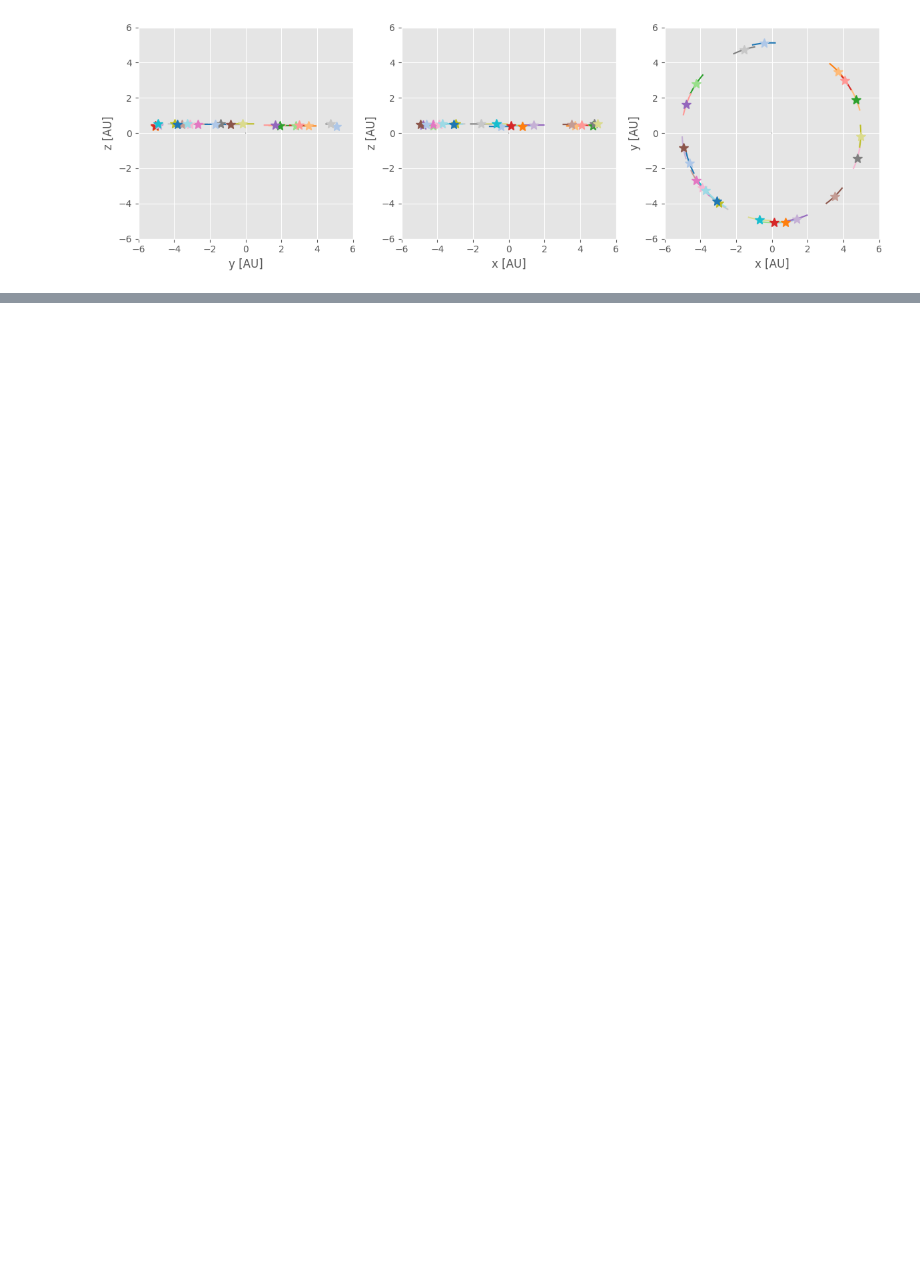
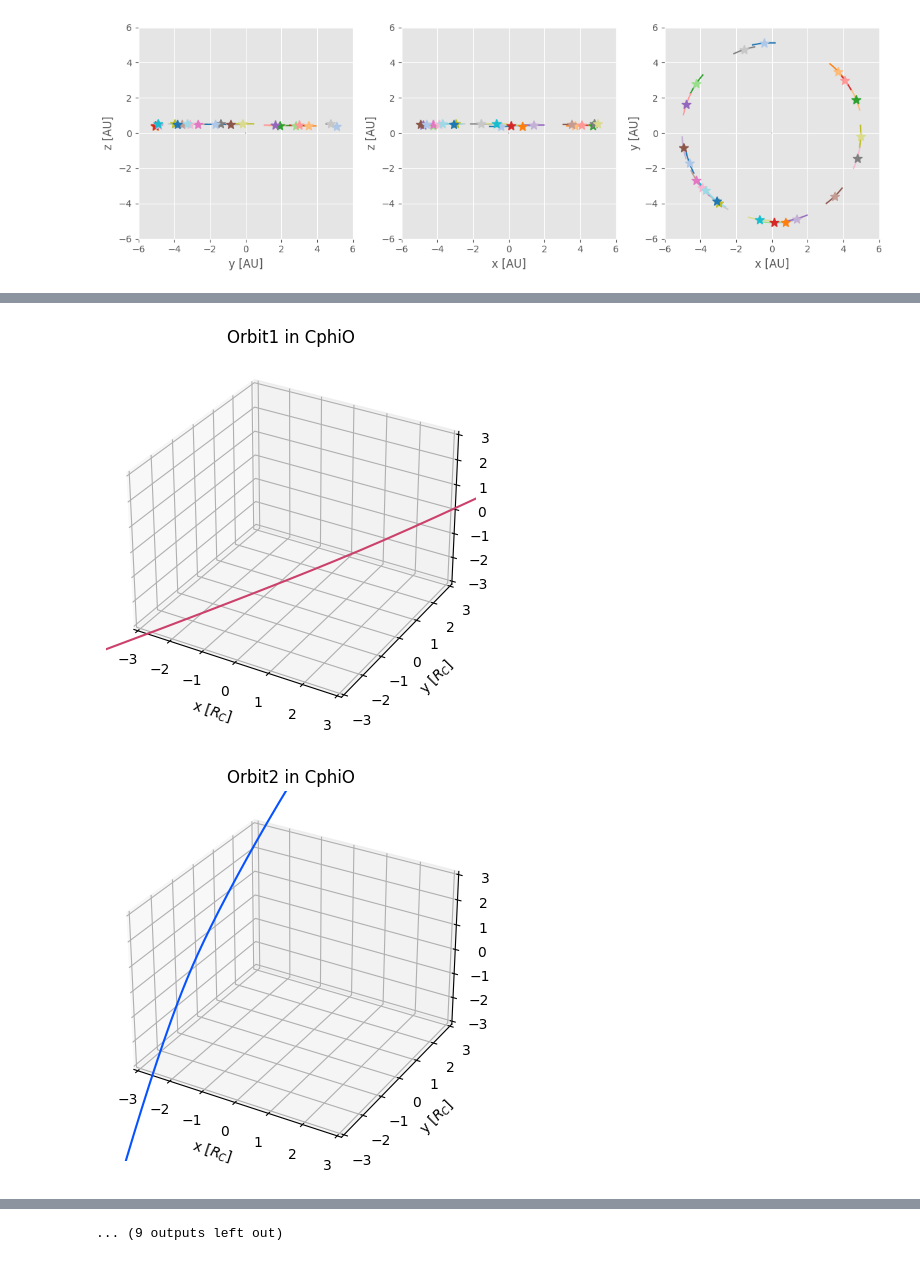
Before and after one commit to vera-br/Callisto, a Jupyter notebook: plotting.ipynb, the cells around one changed output, grey strips where cells are left out. Cells and saved outputs as stored; diff of their text form; code cells hidden in the pictures; blank space fills up the shorter version.

```diff
--- a/plotting.ipynb
+++ b/plotting.ipynb
@@ -300,0 +335,44 @@ plt.tight_layout()
+# %%
+# 3D Plots - they don't pop out in the Jupyter Notebook, but would in a normal Python script
+
+# Defining and applying the common limits
+lim = 3
+
+common_xlim = (-lim, lim)
+common_ylim = (-lim, lim)
+common_zlim = (-lim, lim)
+
+# Make Callisto sphere
+u = np.linspace(0, 2 * np.pi, 100)
+v = np.linspace(0, np.pi, 100)
+x = np.outer(np.cos(u), np.sin(v))
+y = np.outer(np.sin(u), np.sin(v))
+z = np.outer(np.ones(np.size(u)), np.cos(v))
+
+i = 0
+
+for orbit, vector in Juice.items():
+    color = next(color_cycle)
+
+    fig = plt.figure()
+    ax = fig.add_subplot(projection='3d')
+
+    ax.set_xlim(common_xlim)
+    ax.set_ylim(common_ylim)
+    ax.set_zlim(common_zlim)
+
+    ax.set_xlabel('x [$R_C$]')
+    ax.set_ylabel('y [$R_C$]')
+    ax.set_zlabel('z [$R_C$]')
+
+    # Plot Callisto surface
+    #ax.plot_surface(x, y, z, color='xkcd:dull brown', zorder='-1')
+
+    ax.plot(vector[1] / R_C, vector[2] / R_C, vector[3] / R_C, color=color)
+
+    i += 1
+    plt.title('Orbit%s in CphiO' % (i))
+    plt.show()
+# %% [output]
+[figure, added]
+[figure, added]
@@ -300,0 +389 @@ plt.tight_layout()
+... (9 outputs left out)
```
Also changed, not shown: parts of 6 cells of this notebook, 1 other file.
